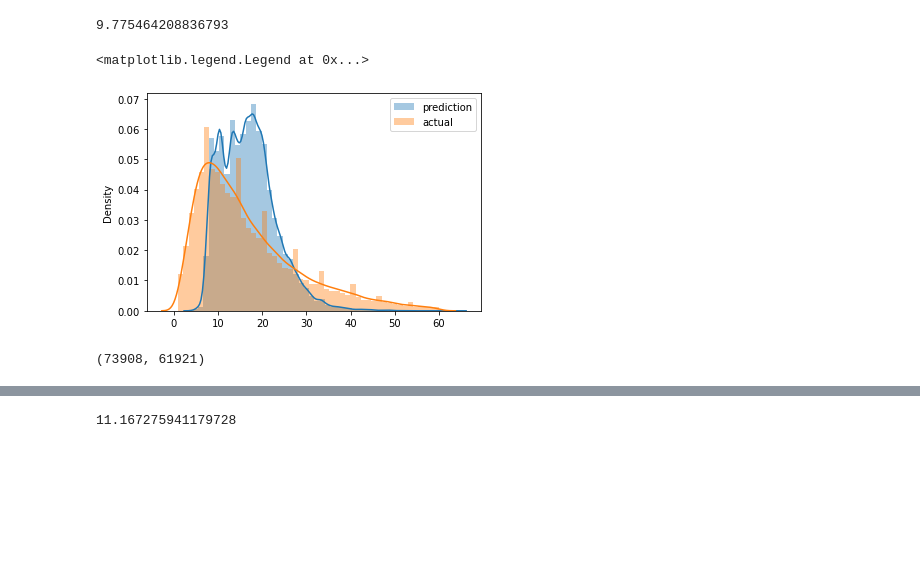
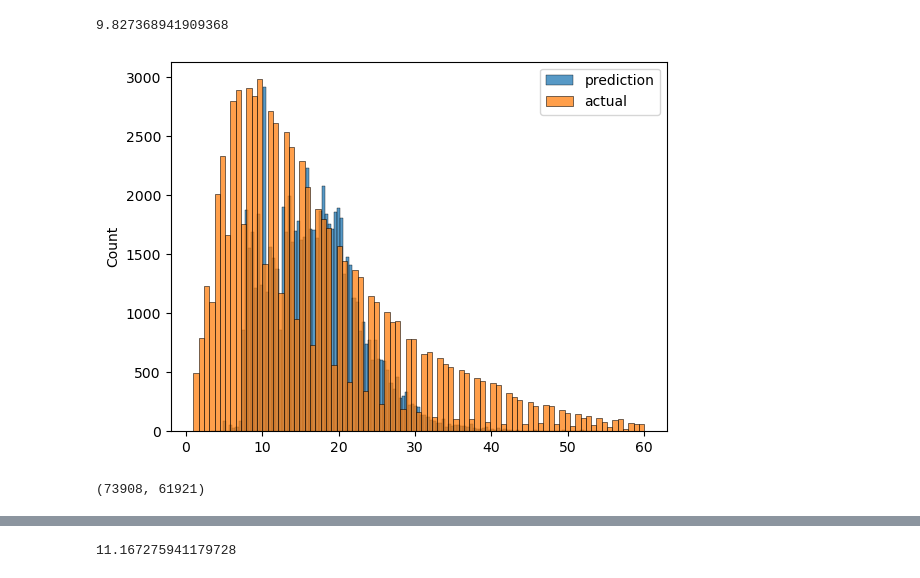
Before and after one commit to maxim-eyengue/MLOps-Zoomcamp-2025, a Jupyter notebook: 01_intro/notebooks/duration-prediction.ipynb, the cells around one changed output, grey strips where cells are left out. Drawn from its saved outputs; the diff is of its cells as text; code cells hidden in the pictures; blank space fills up the shorter version.

Commit message:
update model training notebook
completed models training

```diff
--- a/01_intro/notebooks/duration-prediction.ipynb
+++ b/01_intro/notebooks/duration-prediction.ipynb
@@ -31,26 +47,37 @@ df[categorical] = df[categorical].astype(str)
 # %%
-train_dicts = df[categorical + numerical].to_dict(orient='records')
+# Build the train dictionaries
+train_dicts = df[categorical + numerical].to_dict(orient = 'records')
 
+# Initialize a vectorizer for encoding
 dv = DictVectorizer()
+# Encoder training
 X_train = dv.fit_transform(train_dicts)
 
+# Set the target variable
 target = 'duration'
+# Target vector
 y_train = df[target].values
-
-lr = LinearRegression()
-lr.fit(X_train, y_train)
-
-y_pred = lr.predict(X_train)
-
-root_mean_squared_error(y_train, y_pred)
-# %% [output]
-9.775464208836793
+# %%
+# Initialize a linear regression model
+lr = LinearRegression()
+# Model training
+lr.fit(X_train, y_train)
+
+# Predictions
+y_pred = lr.predict(X_train)
+
+# RMSE metric
+root_mean_squared_error(y_train, y_pred)
+# %% [output]
+9.827368941909368
 # %%
-sns.distplot(y_pred, label='prediction')
-sns.distplot(y_train, label='actual')
+# Visualize training distributions
+sns.histplot(y_pred, label = 'prediction') # for predictions
+sns.histplot(y_train, label = 'actual') # for real values
+# sns.distplot() is deprecated - we would have used it instead
 
-plt.legend()
+# Add a legend
+plt.legend();
 # %% [output]
-<matplotlib.legend.Legend at 0x...>
-[figure, old version]
+[figure, new version]
 # %%
@@ -74,9 +112,11 @@ def read_dataframe(filename):
     return df
 # %%
-df_train = read_dataframe('./data/green_tripdata_2021-01.parquet')
-df_val = read_dataframe('./data/green_tripdata_2021-02.parquet')
+# Read the train and validation sets
+df_train = read_dataframe('./data/green_tripdata_2021-01.parquet') # train
+df_val = read_dataframe('./data/green_tripdata_2021-02.parquet') # validation
+
+# Data size
+len(df_train), len(df_val)
+# %% [output]
+(73908, 61921)
-# %%
-len(df_train), len(df_val)
-# %% [output]
-(73908, 61921)
 # %%
```
Also changed, not shown: parts of 17 cells of this notebook.
